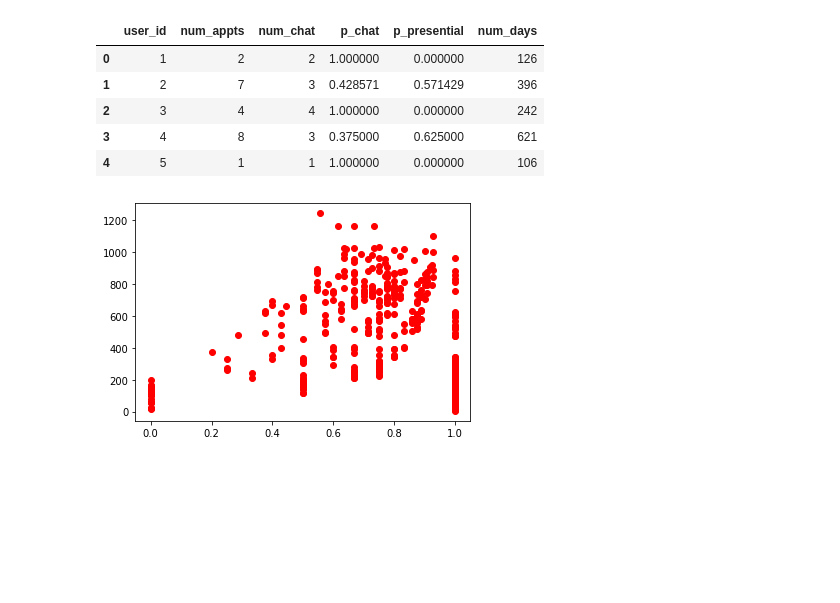
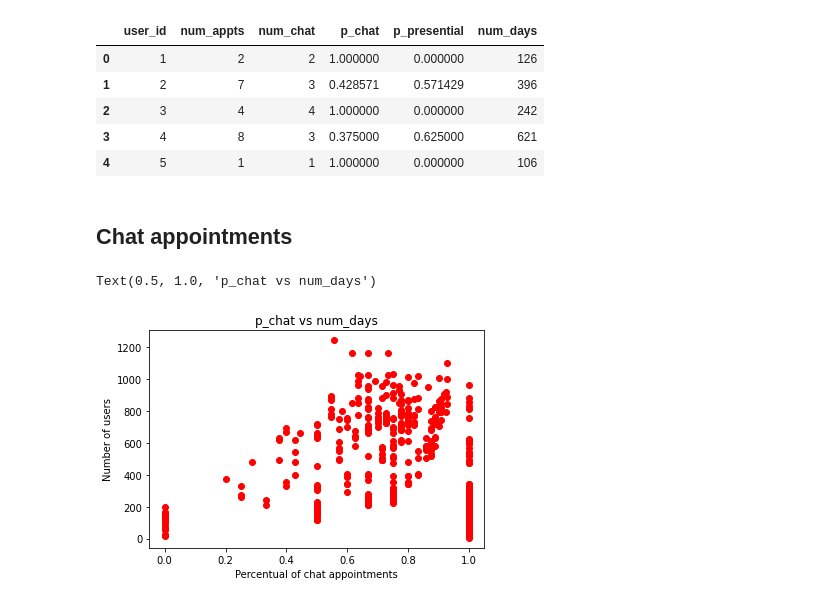
Before and after one commit to gsamp/case-cuidas, a Jupyter notebook: notebooks/avg_time_between_appts.ipynb, the cells around one changed output. Drawn from its saved outputs; the diff is of its cells as text; code cells hidden in the pictures; blank space fills up the shorter version.

```diff
--- a/notebooks/avg_time_between_appts.ipynb
+++ b/notebooks/avg_time_between_appts.ipynb
@@ -295,10 +292,18 @@ df.head()
 | 2 | 3 | 4 | 4 | 1.000000 | 0.000000 | 242 |
 | 3 | 4 | 8 | 3 | 0.375000 | 0.625000 | 621 |
 | 4 | 5 | 1 | 1 | 1.000000 | 0.000000 | 106 |
+# %% [markdown]
+## Chat appointments
 # %%
 ax = plt.plot(df['p_chat'], df['num_days'], 'ro')
+
+# Set common labels
+plt.xlabel('Percentual of chat appointments')
+plt.ylabel('Number of users')
+plt.title('p_chat vs num_days')
 # %% [output]
+Text(0.5, 1.0, 'p_chat vs num_days')
-[figure, old version]
+[figure, new version]
 # %%
 model = ols('num_days ~ p_chat', data=df)
 fitted_model = model.fit()
```
Also changed, not shown: parts of 35 cells of this notebook, 2 other files.
